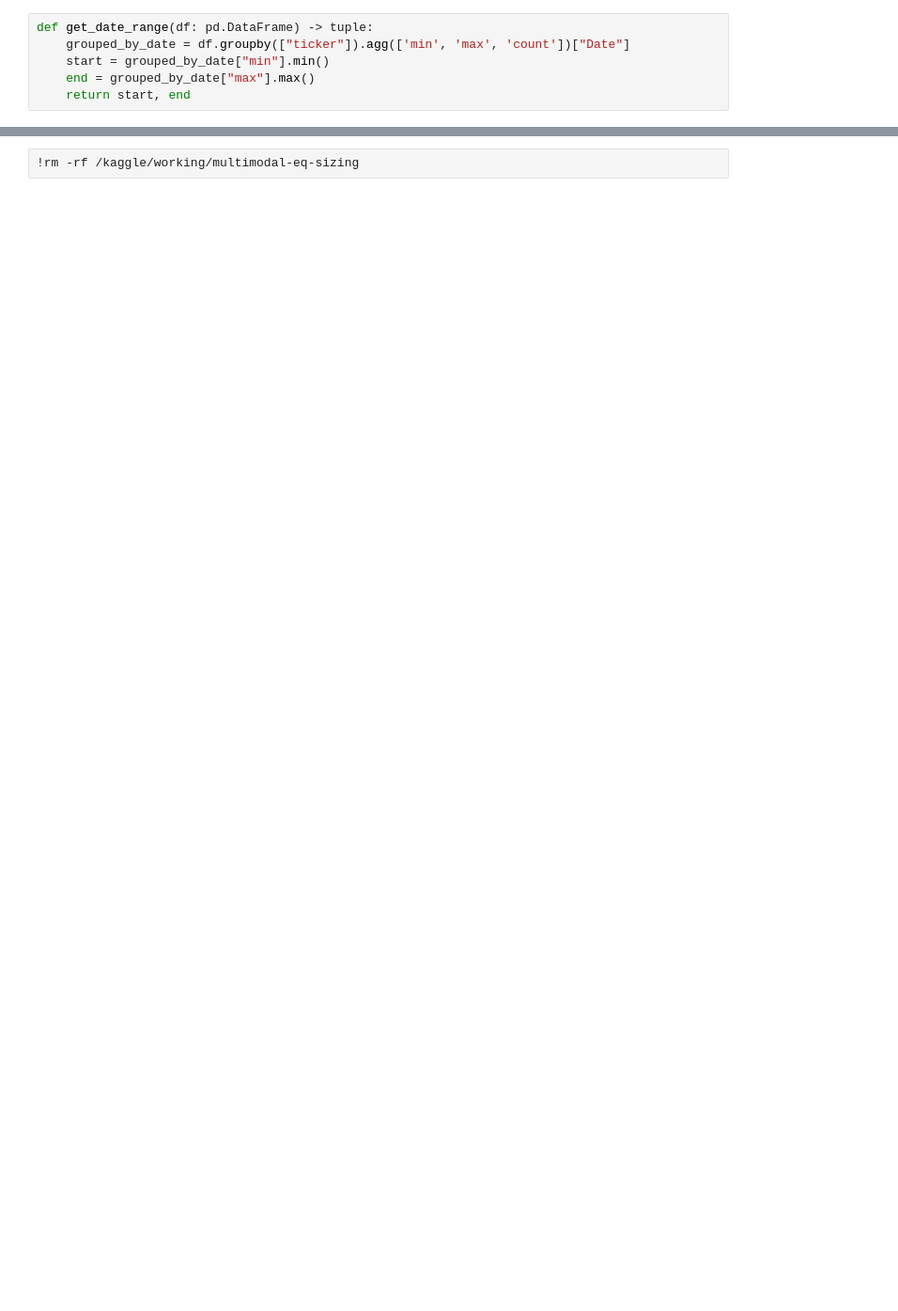
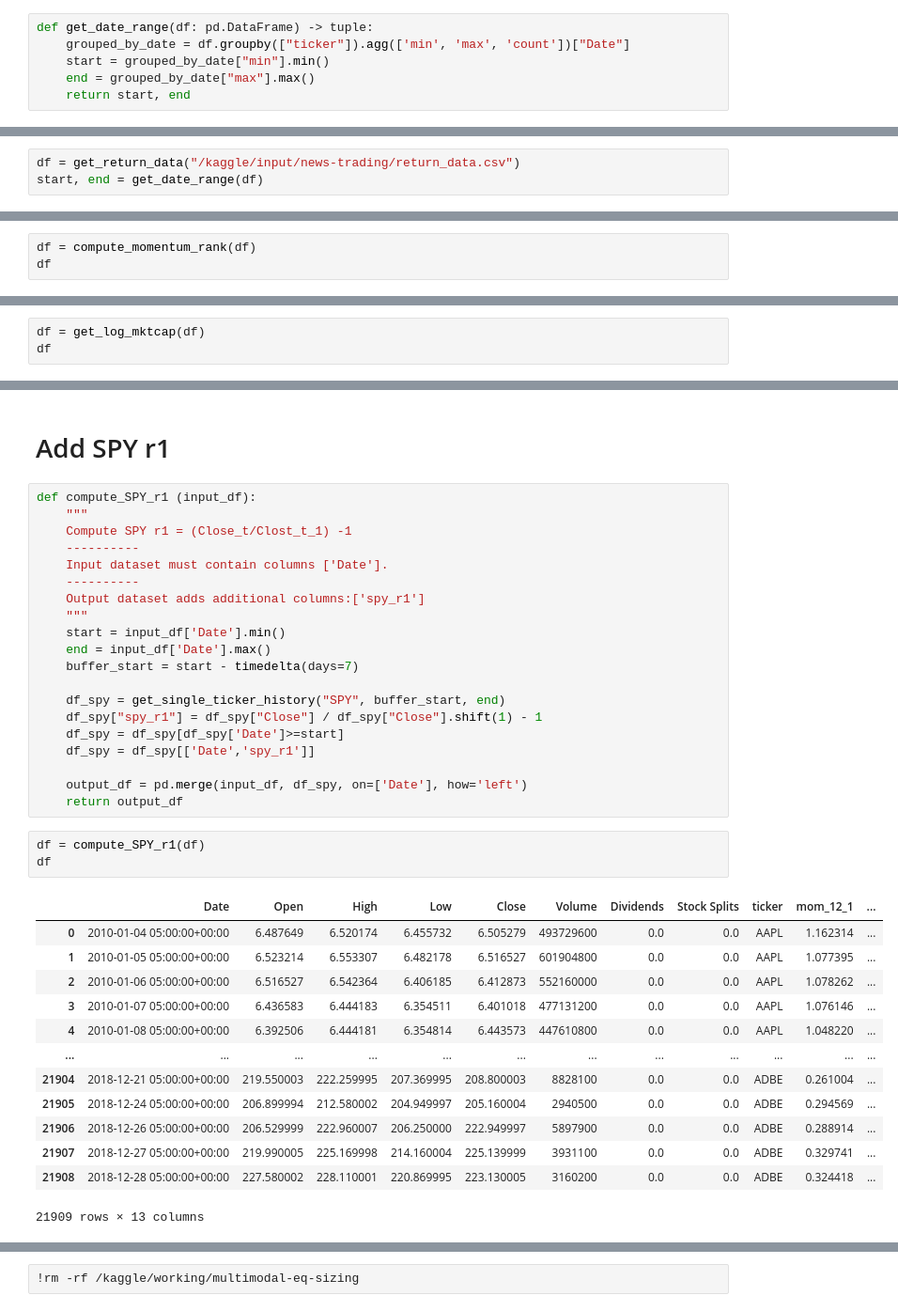
Before and after one commit to brianrp09232000/multimodal-eq-sizing, a Jupyter notebook: kaggle/01_prepare_data.ipynb, the cells around one changed output, grey strips where cells are left out. Shown at 94% size. Saved outputs shown, nothing was run; the diff lists cells and outputs as text; blank space fills up the shorter version.

Commit message:
Kaggle Notebook | compute_momentum_rank | Version 2

```diff
--- a/kaggle/01_prepare_data.ipynb
+++ b/kaggle/01_prepare_data.ipynb
@@ -57,0 +64,3 @@ def compute_excess_return():
+# %%
+df = get_return_data("/kaggle/input/news-trading/return_data.csv")
+start, end = get_date_range(df)
@@ -57,0 +121,3 @@ def compute_excess_return():
+# %%
+df = compute_momentum_rank(df)
+df
@@ -57,0 +186,3 @@ def compute_excess_return():
+# %%
+df = get_log_mktcap(df)
+df
@@ -57,0 +203,39 @@ def compute_excess_return():
+# %% [markdown]
+# Add SPY r1
+# %%
+def compute_SPY_r1 (input_df):
+    """
+    Compute SPY r1 = (Close_t/Clost_t_1) -1
+    ----------
+    Input dataset must contain columns ['Date'].
+    ----------
+    Output dataset adds additional columns:['spy_r1']
+    """
+    start = input_df['Date'].min()
+    end = input_df['Date'].max()
+    buffer_start = start - timedelta(days=7)
+
+    df_spy = get_single_ticker_history("SPY", buffer_start, end)
+    df_spy["spy_r1"] = df_spy["Close"] / df_spy["Close"].shift(1) - 1
+    df_spy = df_spy[df_spy['Date']>=start]
+    df_spy = df_spy[['Date','spy_r1']]
+
+    output_df = pd.merge(input_df, df_spy, on=['Date'], how='left')
+    return output_df
+# %%
+df = compute_SPY_r1(df)
+df
+# %% [output]
+|  | Date | Open | High | Low | Close | Volume | Dividends | Stock Splits | ticker | mom_12_1 | ... |
+| 0 | 2010-01-04 05:00:00+00:00 | 6.487649 | 6.520174 | 6.455732 | 6.505279 | 493729600 | 0.0 | 0.0 | AAPL | 1.162314 | ... |
+| 1 | 2010-01-05 05:00:00+00:00 | 6.523214 | 6.553307 | 6.482178 | 6.516527 | 601904800 | 0.0 | 0.0 | AAPL | 1.077395 | ... |
+| 2 | 2010-01-06 05:00:00+00:00 | 6.516527 | 6.542364 | 6.406185 | 6.412873 | 552160000 | 0.0 | 0.0 | AAPL | 1.078262 | ... |
+| 3 | 2010-01-07 05:00:00+00:00 | 6.436583 | 6.444183 | 6.354511 | 6.401018 | 477131200 | 0.0 | 0.0 | AAPL | 1.076146 | ... |
+| 4 | 2010-01-08 05:00:00+00:00 | 6.392506 | 6.444181 | 6.354814 | 6.443573 | 447610800 | 0.0 | 0.0 | AAPL | 1.048220 | ... |
+| ... | ... | ... | ... | ... | ... | ... | ... | ... | ... | ... | ... |
+| 21904 | 2018-12-21 05:00:00+00:00 | 219.550003 | 222.259995 | 207.369995 | 208.800003 | 8828100 | 0.0 | 0.0 | ADBE | 0.261004 | ... |
+| 21905 | 2018-12-24 05:00:00+00:00 | 206.899994 | 212.580002 | 204.949997 | 205.160004 | 2940500 | 0.0 | 0.0 | ADBE | 0.294569 | ... |
+| 21906 | 2018-12-26 05:00:00+00:00 | 206.529999 | 222.960007 | 206.250000 | 222.949997 | 5897900 | 0.0 | 0.0 | ADBE | 0.288914 | ... |
+| 21907 | 2018-12-27 05:00:00+00:00 | 219.990005 | 225.169998 | 214.160004 | 225.139999 | 3931100 | 0.0 | 0.0 | ADBE | 0.329741 | ... |
+| 21908 | 2018-12-28 05:00:00+00:00 | 227.580002 | 228.110001 | 220.869995 | 223.130005 | 3160200 | 0.0 | 0.0 | ADBE | 0.324418 | ... |
+21909 rows × 13 columns
```
Also changed, not shown: parts of 34 cells of this notebook.
